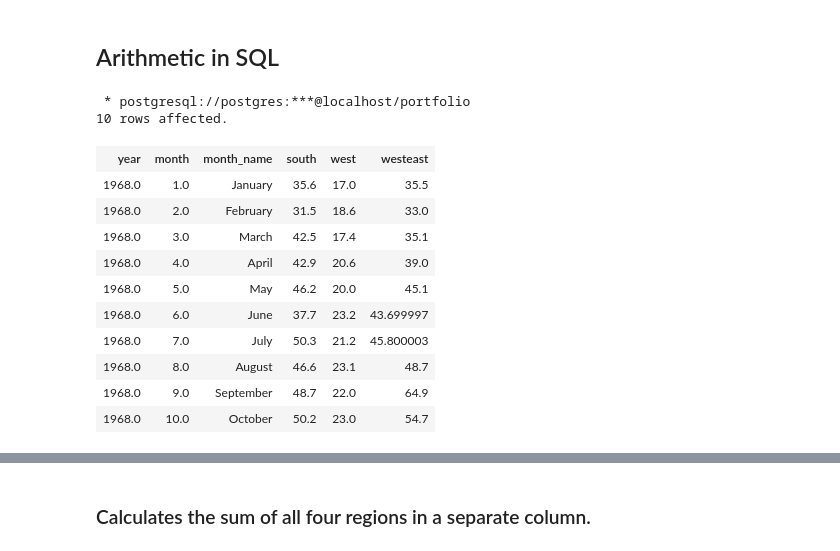
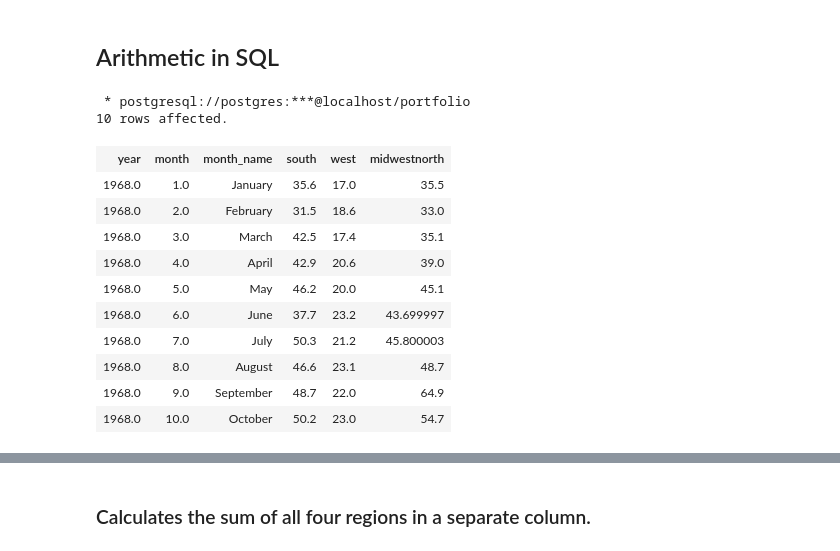
Before and after one commit to davidkeya/SQL-Projects, a Jupyter notebook: SQL Review 2021/Housing Report .ipynb, the cells around one changed output, grey strips where cells are left out. Cells and saved outputs as stored; diff of their text form; code cells hidden in the pictures.

```diff
--- a/SQL Review 2021/Housing Report .ipynb
+++ b/SQL Review 2021/Housing Report .ipynb
@@ -291,13 +288,13 @@ LIMIT 5
 ## Arithmetic in SQL
 # %%
 %%sql
-SELECT year, month, month_name, south, west, midwest+northeast AS westeast
+SELECT year, month, month_name, south, west, midwest+northeast AS MidwestNorth
 FROM housing_units
 LIMIT 10
 # %% [output]
  * postgresql://postgres:***@localhost/portfolio
 10 rows affected.
-| year | month | month_name | south | west | westeast |
+| year | month | month_name | south | west | midwestnorth |
 | 1968.0 | 1.0 | January | 35.6 | 17.0 | 35.5 |
 | 1968.0 | 2.0 | February | 31.5 | 18.6 | 33.0 |
 | 1968.0 | 3.0 | March | 42.5 | 17.4 | 35.1 |
```
Also changed, not shown: parts of 6 cells of this notebook.
